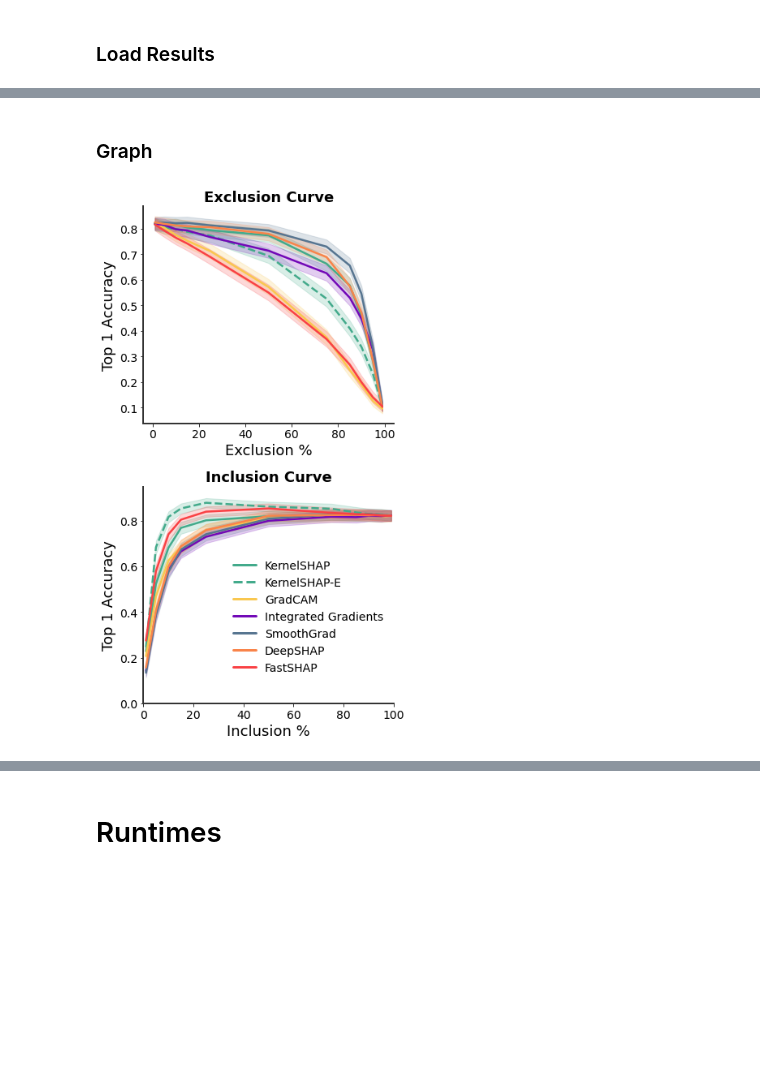
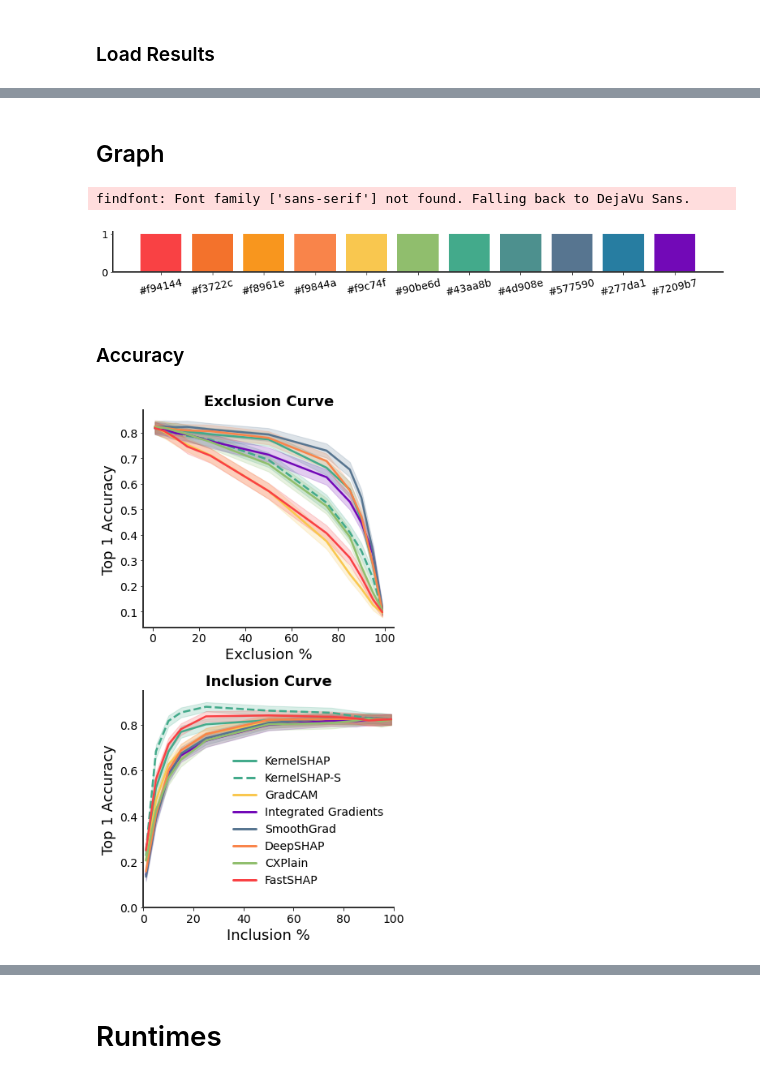
Before and after one commit to iclr1814/fastshap, a Jupyter notebook: experiments/images/imagenette/evaluation/evaluate.ipynb, the cells around one changed output, grey strips where cells are left out. Cells and saved outputs as stored; diff of their text form; code cells hidden in the pictures; blank space fills up the shorter version.

```diff
--- a/experiments/images/imagenette/evaluation/evaluate.ipynb
+++ b/experiments/images/imagenette/evaluation/evaluate.ipynb
@@ -247,6 +256,8 @@ for method in methods:
 
     if method in ['gradcam', 'integratedgradients', 'smoothgrad','deepshap']:
         method_dir = os.path.join('../', method)
+    elif method == 'fastshap':
+        method_dir = os.path.join('../', method, '20210807_23_47_44') # eff lambda = 1.0
     else:
         method_dir = os.path.join('../', method, 'results')
 
@@ -263,8 +274,10 @@ from tqdm.notebook import tqdm
 #Initialize Dictionary
 for method in methods:
     all_results_out[method]['bootstrap_acc'] = {}
+    all_results_out[method]['bootstrap_log_odds'] = {}
     for p in all_results_out[method]['preds'].keys():
         all_results_out[method]['bootstrap_acc'][p] = []
+        all_results_out[method]['bootstrap_log_odds'][p] = []
 
 for i in tqdm(range(100)):
     # Get Bootstrap Indices
@@ -273,20 +286,25 @@ for i in tqdm(range(100)):
     for method in methods:
         for p in all_results_out[method]['preds'].keys():
             # Prediction
-            y_p = all_results_out[method]['preds'][p][inds]
-            y_p = np.eye(10)[y_p.argmax(1)]
+            y_m = all_results_out[method]['preds'][p][inds]
+            y_m = np.eye(10)[y_m.argmax(1)]
             #Label
             y = preds_discrete[inds]
             #Acc
-            acc = accuracy_score(y, y_p)
+            acc = accuracy_score(y, y_m)
+            #Log Odds
+            logodds = np.mean(log_odds(y_m[y==1]))
             #Add to Dict
             all_results_out[method]['bootstrap_acc'][p].append(acc)
+            all_results_out[method]['bootstrap_log_odds'][p].append(logodds)
 # %%
 #Initialize Dictionary
 for method in methods:
     all_results_in[method]['bootstrap_acc'] = {}
+    all_results_in[method]['bootstrap_log_odds'] = {}
     for p in all_results_in[method]['preds'].keys():
         all_results_in[method]['bootstrap_acc'][p] = []
+        all_results_in[method]['bootstrap_log_odds'][p] = []
 
 for i in tqdm(range(100)):
     # Get Bootstrap Indices
@@ -295,25 +313,42 @@ for i in tqdm(range(100)):
     for method in methods:
         for p in all_results_in[method]['preds'].keys():
             # Prediction
-            y_p = all_results_in[method]['preds'][p][inds]
-            y_p = np.eye(10)[y_p.argmax(1)]
+            y_m = all_results_in[method]['preds'][p][inds]
+            y_m = np.eye(10)[y_m.argmax(1)]
             #Label
             y = preds_discrete[inds]
             #Acc
-            acc = accuracy_score(y, y_p)
+            acc = accuracy_score(y, y_m)
+            #Log Odds
+            logodds = np.mean(log_odds(y_m[y==1]))
             #Add to Dict
             all_results_in[method]['bootstrap_acc'][p].append(acc)
+            all_results_in[method]['bootstrap_log_odds'][p].append(logodds)
 # %% [markdown]
-### Graph
+## Graph
 # %%
 import matplotlib.pyplot as plt
 from matplotlib.backends.backend_pdf import PdfPages
-# plt.style.use('clean.mplstyle')
+plt.style.use('/gpfs/data/paulab/nj594/plot/clean.mplstyle')
 # %%
 def acc_error(x):
     return (x*(1-x)/len(images))**.5
+# %%
+colors = ["f94144","f3722c","f8961e","f9844a","f9c74f","90be6d","43aa8b","4d908e","577590","277da1", '7209b7']
+colors = ['#'+c for c in colors]
+#['#ffca3a', '#ff595e', '#6a4c93', '#1982c4', '#8ac926']
+plt.figure(figsize=(15, 1))
+plt.bar(np.arange(len(colors)), np.ones(len(colors)), color=colors)
+plt.xticks(range(len(colors)), colors, rotation=12)
+plt.show()
+# %% [output]
+findfont: Font family ['sans-serif'] not found. Falling back to DejaVu Sans.
+[figure, added]
+# %% [markdown]
+### Accuracy
 # %%
-method_names = ['FastSHAP', 'KernelSHAP', 'KernelSHAP-E', 'GradCAM', 'Integrated Gradients', 'SmoothGrad', 'DeepSHAP']
+method_names = ['FastSHAP', 'KernelSHAP', 'KernelSHAP-S', 'GradCAM',
+                'Integrated Gradients', 'SmoothGrad', 'DeepSHAP','CXPlain']
 accuracy_out = []
 for method in methods:
     df =  pd.DataFrame([(int(k), v) for k, v in all_results_out[method]['acc'].items()])
@@ -324,13 +359,13 @@ accuracy_out = reduce(lambda x, y: pd.merge(x, y, on = 'Exclusion %'), accuracy_
 accuracy_out.columns = ['Exclusion %'] + method_names
 
 #### FIGURE #####
-colors = {'FastSHAP':'#f94144', 'KernelSHAP':'#43aa8b', 'KernelSHAP-E':'#43aa8b',
+colors = {'FastSHAP':'#f94144', 'KernelSHAP':'#43aa8b', 'KernelSHAP-S':'#43aa8b',
           'GradCAM':'#f9c74f', 'Integrated Gradients':'#7209b7',
-          'SmoothGrad':'#577590', 'DeepSHAP':'#f9844a'}
+          'SmoothGrad':'#577590', 'DeepSHAP':'#f9844a', 'CXPlain':'#90be6d'}
 
 fig, axs = plt.subplots(2, 1, figsize=(7*.8, 14*.7))
 for method in method_names[1:] + ['FastSHAP']:
-    if method == 'KernelSHAP-E':
+    if method == 'KernelSHAP-S':
         axs[0].plot(accuracy_out['Exclusion %'], accuracy_out[method],
                  label=method, color=colors[method], linestyle='--')
     else:
@@ -355,7 +390,7 @@ accuracy_in = reduce(lambda x, y: pd.merge(x, y, on = 'Inclusion %'), accuracy_i
 accuracy_in.columns = ['Inclusion %'] + method_names
 
 for method in method_names[1:] + ['FastSHAP']:
-    if method == 'KernelSHAP-E':
+    if method == 'KernelSHAP-S':
         axs[1].plot(accuracy_in['Inclusion %'], accuracy_in[method],
                  label=method, color=colors[method], linestyle='--')
     else:
@@ -364,32 +399,32 @@ for method in method_names[1:] + ['FastSHAP']:
     axs[1].fill_between(accuracy_in['Inclusion %'],
                      accuracy_in[method] - 1.96*acc_error(accuracy_in[method]),
                      accuracy_in[method] + 1.96*acc_error(accuracy_in[method]),
                      color=colors[method], alpha=0.2)
 
 axs[1].set_xlabel('Inclusion %')
 axs[1].set_ylabel('Top 1 Accuracy')
 axs[1].set_title('Inclusion Curve')
 
 leg = axs[1].legend(loc='right',
                       bbox_to_anchor=(1, 0.4),
                       fancybox=False,
                       shadow=False,
                       ncol=1,
                       fontsize=14,
                       frameon=False)
 for legobj in leg.legendHandles:
     legobj.set_linewidth(3.0)
 
 
 plt.ylim(0, .95)
 plt.xlim(0, 100)
 plt.tick_params(labelsize=14)
 plt.tight_layout()
 
-pdf = PdfPages(os.path.join(results_dir, 'inclusion.pdf'))
+pdf = PdfPages(os.path.join(results_dir, 'curves_accuracy.pdf'))
 pdf.savefig(pad_inches=0, bbox_inches='tight')
 pdf.close()
 
 plt.show()
 # %% [output]
-[figure, old version]
+[figure, new version]
```
Also changed, not shown: parts of 16 cells of this notebook, 29 other files.
